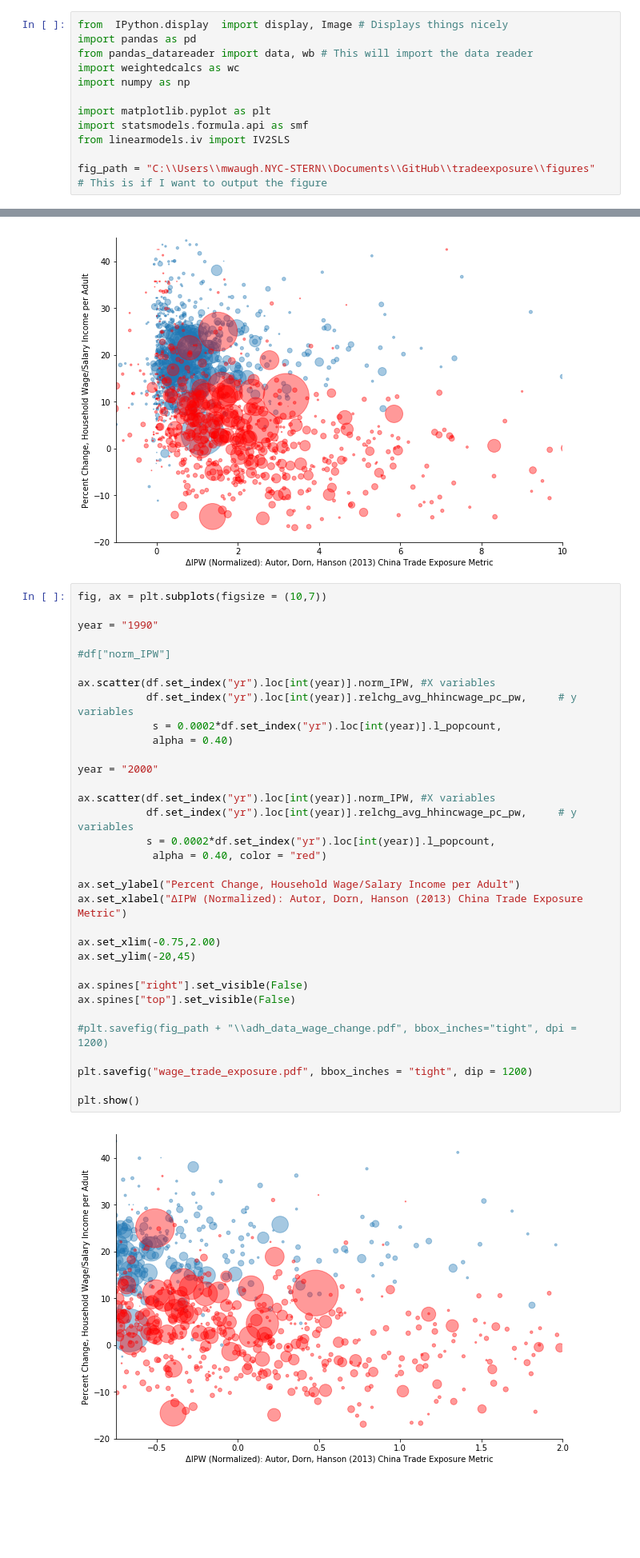
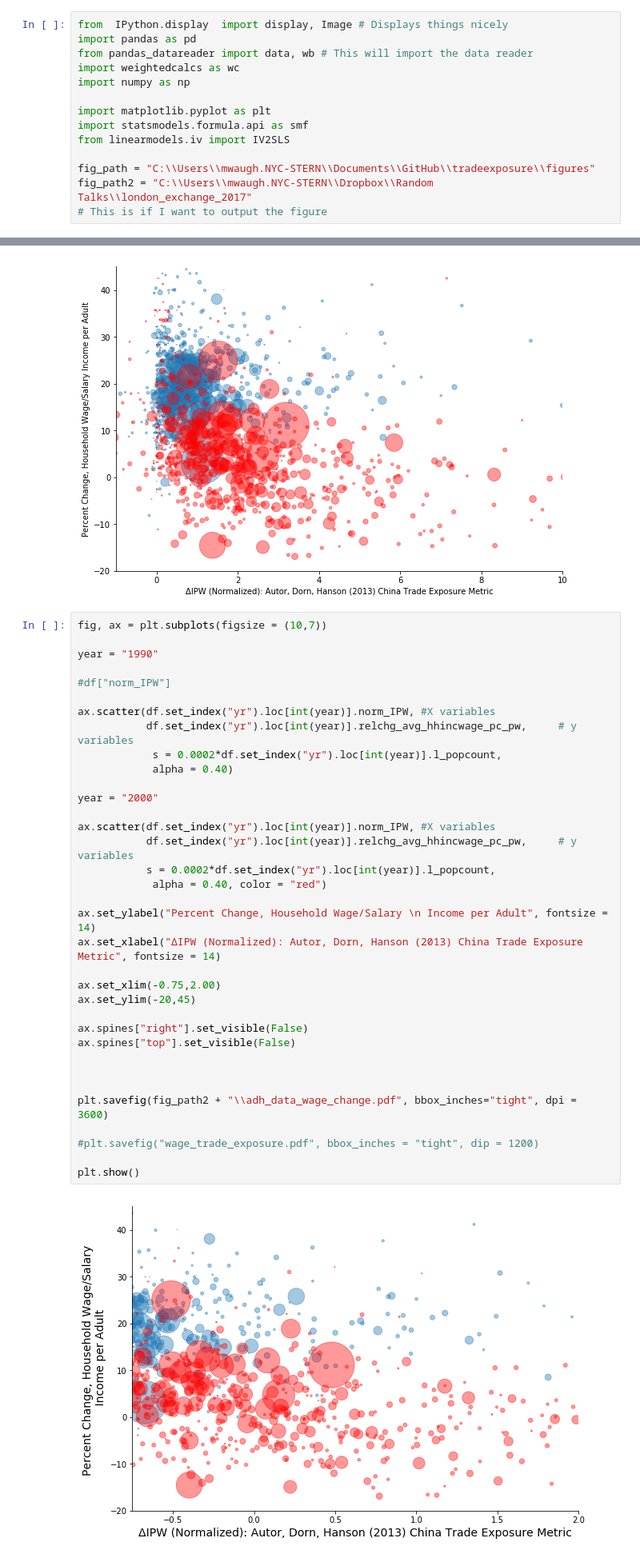
Before and after one commit to mwaugh0328/ADH_replication, a Jupyter notebook: adh_data.ipynb, the cells around one changed output, grey strips where cells are left out. Shown at 80% size. Drawn from its saved outputs; the diff is of its cells as text; blank space fills up the shorter version.

```diff
--- a/adh_data.ipynb
+++ b/adh_data.ipynb
@@ -14,6 +14,7 @@ import statsmodels.formula.api as smf
 from linearmodels.iv import IV2SLS
 
 fig_path = "C:\\Users\\mwaugh.NYC-STERN\\Documents\\GitHub\\tradeexposure\\figures"
+fig_path2 = "C:\\Users\\mwaugh.NYC-STERN\\Dropbox\\Random Talks\\london_exchange_2017"
 # This is if I want to output the figure
 # %% [markdown]
 ---
@@ -430,38 +425,40 @@ plt.show()
 # %%
 fig, ax = plt.subplots(figsize = (10,7))
 
 year = "1990"
 
 #df["norm_IPW"]
 
 ax.scatter(df.set_index("yr").loc[int(year)].norm_IPW, #X variables
            df.set_index("yr").loc[int(year)].relchg_avg_hhincwage_pc_pw,     # y variables
             s = 0.0002*df.set_index("yr").loc[int(year)].l_popcount,
             alpha = 0.40)
 
 year = "2000"
 
 ax.scatter(df.set_index("yr").loc[int(year)].norm_IPW, #X variables
            df.set_index("yr").loc[int(year)].relchg_avg_hhincwage_pc_pw,     # y variables
            s = 0.0002*df.set_index("yr").loc[int(year)].l_popcount,
             alpha = 0.40, color = "red")
 
-ax.set_ylabel("Percent Change, Household Wage/Salary Income per Adult")
-ax.set_xlabel("ΔIPW (Normalized): Autor, Dorn, Hanson (2013) China Trade Exposure Metric")
+ax.set_ylabel("Percent Change, Household Wage/Salary \n Income per Adult", fontsize = 14)
+ax.set_xlabel("ΔIPW (Normalized): Autor, Dorn, Hanson (2013) China Trade Exposure Metric", fontsize = 14)
 
 ax.set_xlim(-0.75,2.00)
 ax.set_ylim(-20,45)
 
 ax.spines["right"].set_visible(False)
 ax.spines["top"].set_visible(False)
 
-#plt.savefig(fig_path + "\\adh_data_wage_change.pdf", bbox_inches="tight", dpi = 1200)
 
-plt.savefig("wage_trade_exposure.pdf", bbox_inches = "tight", dip = 1200)
+
+plt.savefig(fig_path2 + "\\adh_data_wage_change.pdf", bbox_inches="tight", dpi = 3600)
+
+#plt.savefig("wage_trade_exposure.pdf", bbox_inches = "tight", dip = 1200)
 
 plt.show()
 # %% [output]
-[figure, old version]
+[figure, new version]
 # %% [markdown]
 This is quite interesting. What do I see:
 
```
Also changed, not shown: parts of 16 cells of this notebook.
